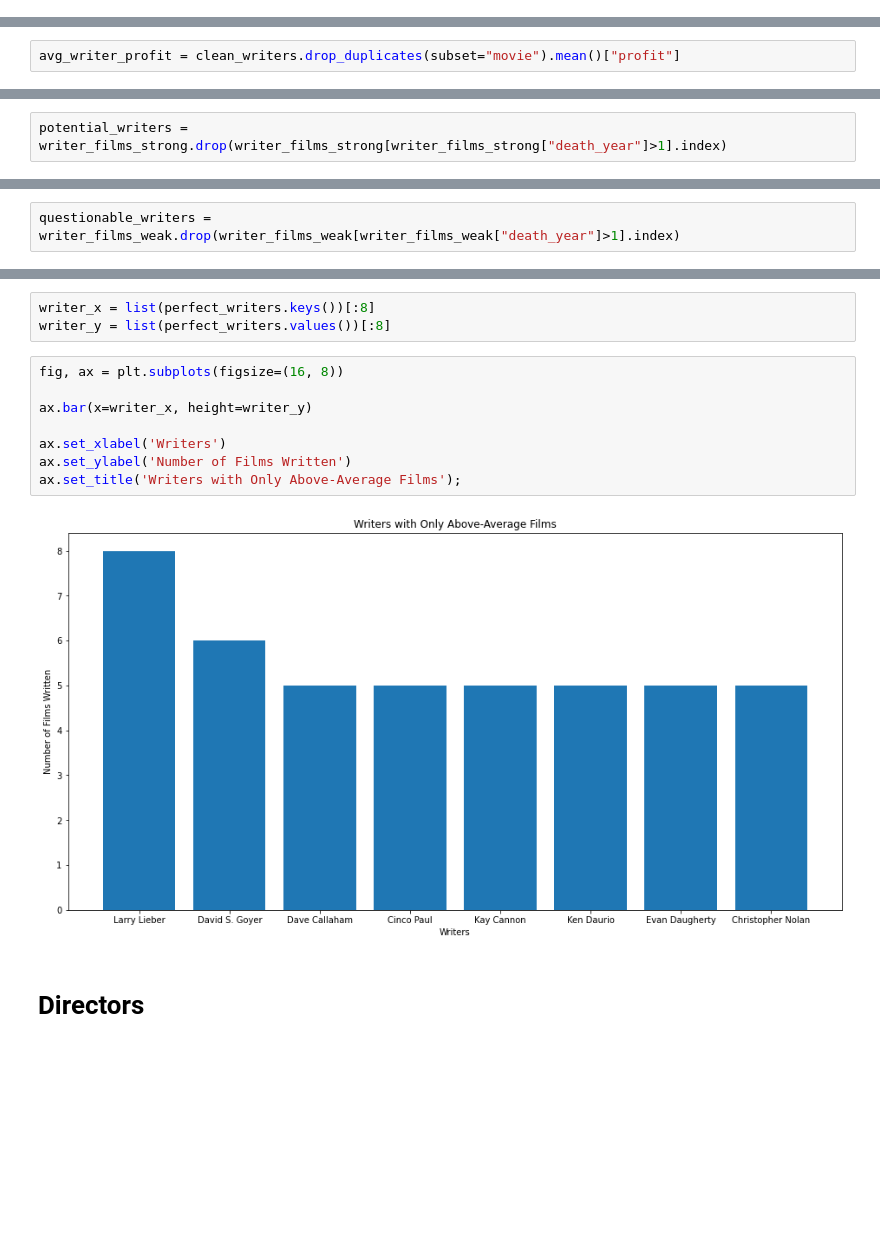
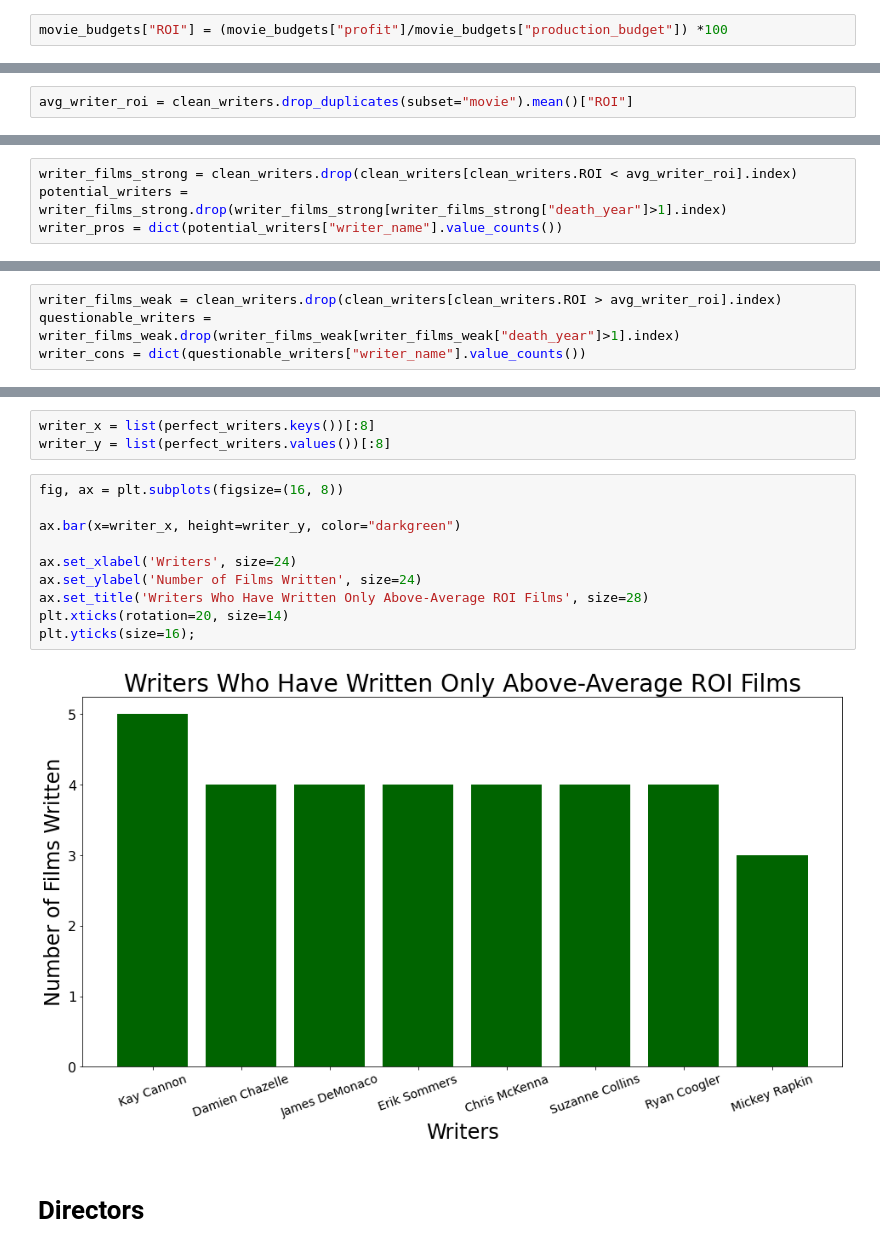
Before and after one commit to DrewFHolcombe/movie_studio_analysis, a Jupyter notebook: Scratch_Code/Drew - Scratch Code.ipynb, the cells around one changed output, grey strips where cells are left out. Cells and saved outputs as stored; diff of their text form; blank space fills up the shorter version.

Commit message:
convert measure of success to ROI rather than net profit

```diff
--- a/Scratch_Code/Drew - Scratch Code.ipynb
+++ b/Scratch_Code/Drew - Scratch Code.ipynb
@@ -28,6 +32,8 @@ movie_budgets = clean_money(movie_budgets,'worldwide_gross')
 # %%
 #Create new "profit" column
 movie_budgets["profit"] = movie_budgets["worldwide_gross"] - movie_budgets["production_budget"]
+# %%
+movie_budgets["ROI"] = (movie_budgets["profit"]/movie_budgets["production_budget"]) *100
 # %%
 #Query tables from im.db
 persons = pd.read_sql("""
@@ -57,4 +63,4 @@ writer_profit.dropna(subset=["writer_name"], inplace=True)
 # %%
 clean_writers = writer_profit.drop_duplicates()
 # %%
-avg_writer_profit = clean_writers.drop_duplicates(subset="movie").mean()["profit"]
+avg_writer_roi = clean_writers.drop_duplicates(subset="movie").mean()["ROI"]
@@ -63,2 +67,4 @@ writer_films_strong = clean_writers.drop(clean_writers[clean_writers.profit < av
 # %%
+writer_films_strong = clean_writers.drop(clean_writers[clean_writers.ROI < avg_writer_roi].index)
 potential_writers = writer_films_strong.drop(writer_films_strong[writer_films_strong["death_year"]>1].index)
+writer_pros = dict(potential_writers["writer_name"].value_counts())
@@ -69,2 +71,4 @@ writer_films_weak = clean_writers.drop(clean_writers[clean_writers.profit > avg_
 # %%
+writer_films_weak = clean_writers.drop(clean_writers[clean_writers.ROI > avg_writer_roi].index)
 questionable_writers = writer_films_weak.drop(writer_films_weak[writer_films_weak["death_year"]>1].index)
+writer_cons = dict(questionable_writers["writer_name"].value_counts())
@@ -94,13 +96,15 @@ writer_y = list(perfect_writers.values())[:8]
 # %%
 fig, ax = plt.subplots(figsize=(16, 8))
 
-ax.bar(x=writer_x, height=writer_y)
+ax.bar(x=writer_x, height=writer_y, color="darkgreen")
 
-ax.set_xlabel('Writers')
-ax.set_ylabel('Number of Films Written')
-ax.set_title('Writers with Only Above-Average Films');
+ax.set_xlabel('Writers', size=24)
+ax.set_ylabel('Number of Films Written', size=24)
+ax.set_title('Writers Who Have Written Only Above-Average ROI Films', size=28)
+plt.xticks(rotation=20, size=14)
+plt.yticks(size=16);
 # %% [output]
-[figure, old version]
+[figure, new version]
 # %% [markdown]
 # Directors
 # %%
```
Also changed, not shown: parts of 20 cells of this notebook.
